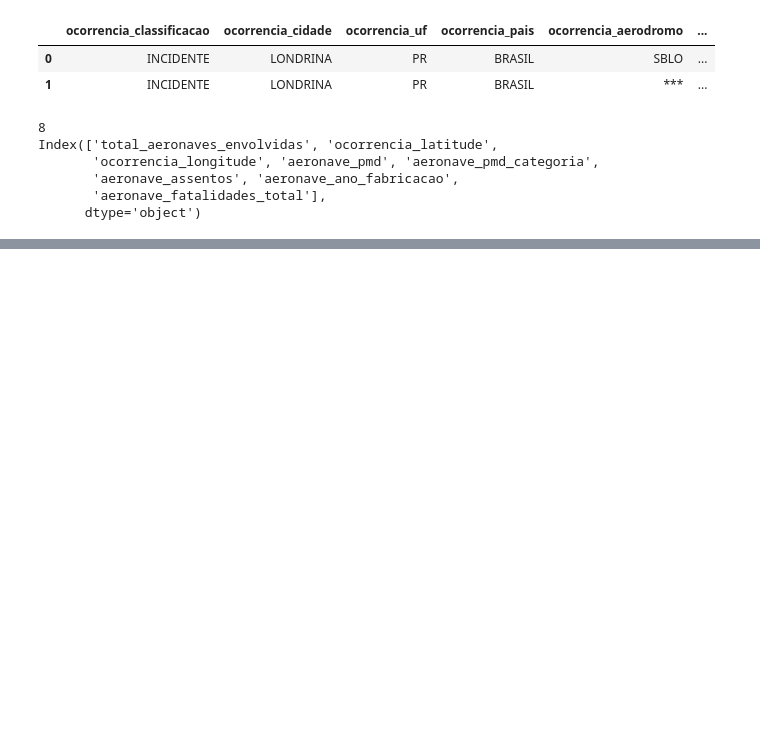
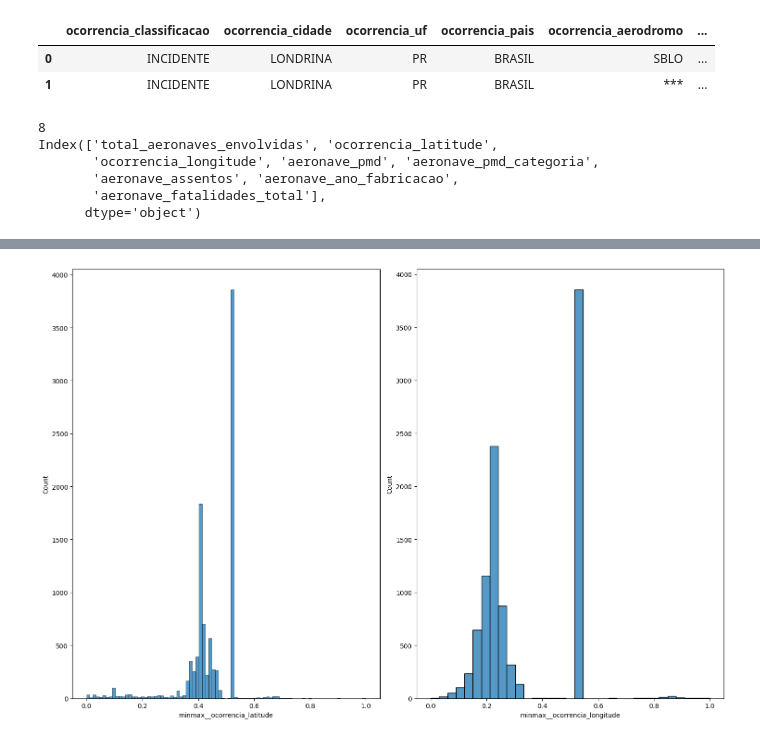
Before and after one commit to jairobernardesjunior/Cenipa_clustering, a Jupyter notebook: 01 cenipa_clustering_analisa.ipynb, the cells around one changed output, grey strips where cells are left out. Saved outputs shown, nothing was run; the diff lists cells and outputs as text; code cells hidden in the pictures; blank space fills up the shorter version.

```diff
--- a/01 cenipa_clustering_analisa.ipynb
+++ b/01 cenipa_clustering_analisa.ipynb
@@ -120,0 +166,11 @@ KeyError: "['ocorrencia_a'] not in index"
+# %%
+preprocessing = ColumnTransformer(
+    [
+        ("one-hot", OneHotEncoder(), colunas_onehot),
+        #("standard", StandardScaler(), colunas_nro),
+        ("minmax", MinMaxScaler(), colunas_nro),
+        #("power", PowerTransformer(), colunas_nro),
+    ]
+)
+
+preprocessing.fit_transform(df_acidentes_aero).toarray()
@@ -120,0 +191,7 @@ KeyError: "['ocorrencia_a'] not in index"
+# %%
+df_acidentes_aero_ok = pd.DataFrame(
+    preprocessing.fit_transform(df_acidentes_aero).toarray(),
+    columns=preprocessing.get_feature_names_out(),
+)
+
+df_acidentes_aero_ok.head(3)
@@ -120,0 +203,12 @@ KeyError: "['ocorrencia_a'] not in index"
+# %%
+# plota histogramas de variáveis numéricas
+colunas = ["minmax__ocorrencia_latitude", "minmax__ocorrencia_longitude"]
+
+fig, axs = plt.subplots(nrows=1, ncols=2, figsize=(15, 10), tight_layout=True)
+
+for ax, feature in zip(axs.flatten(), colunas):
+    sns.histplot(x=feature, ax=ax, data=df_acidentes_aero_ok)
+
+plt.show()
+# %% [output]
+[figure, added]
```
Also changed, not shown: parts of 13 cells of this notebook, 1 other file.
